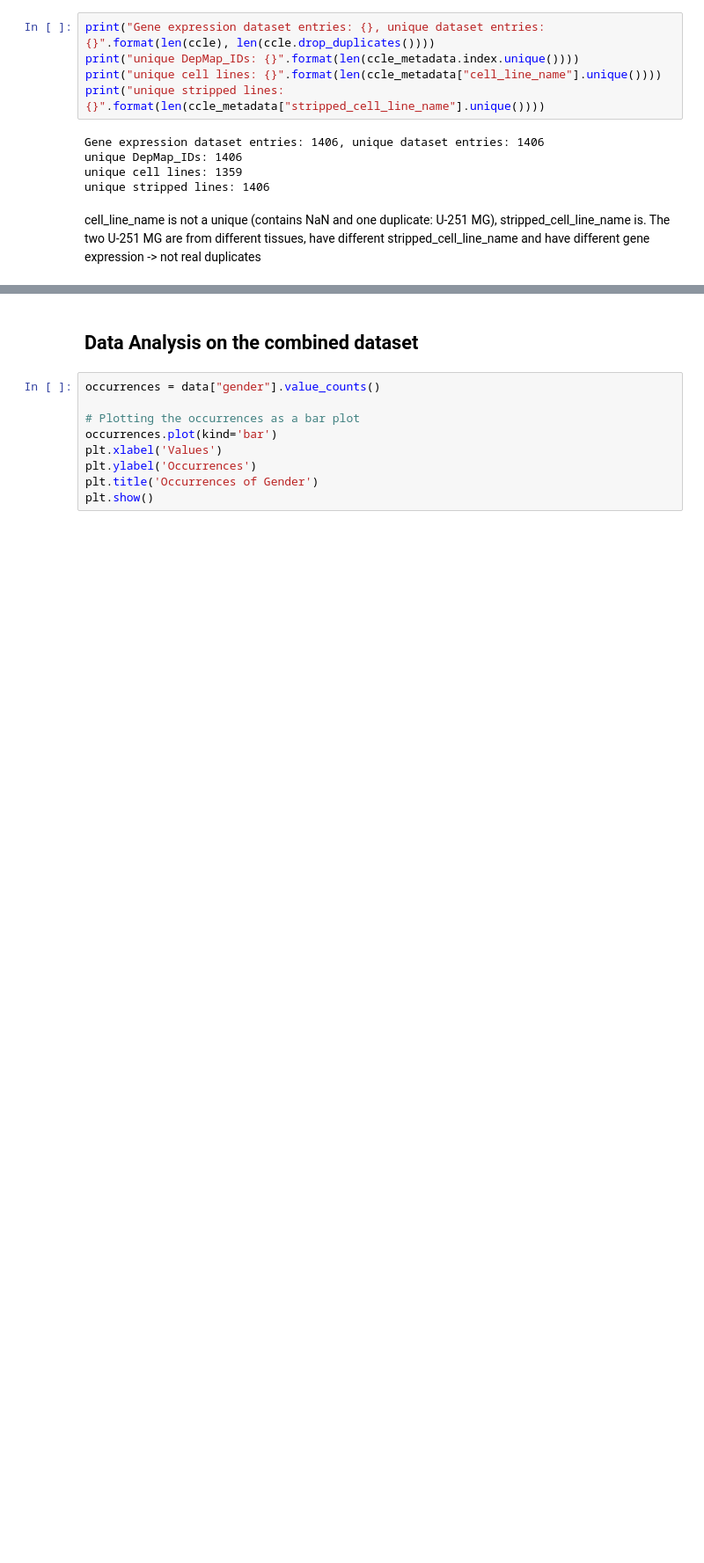
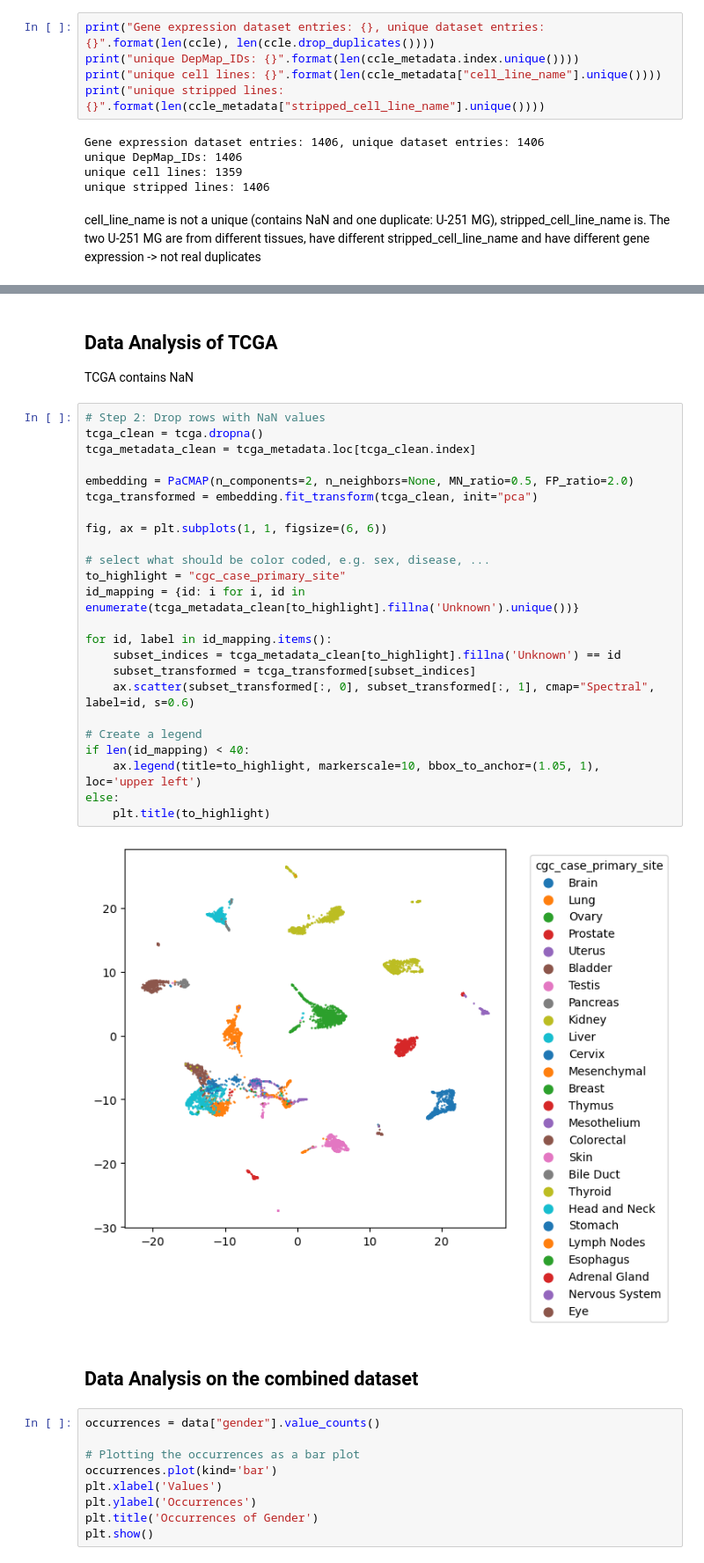
Before and after one commit to schrf/thesis, a Jupyter notebook: data_exploration.ipynb, the cells around one changed output, grey strips where cells are left out. Shown: that part at 88% size. Saved outputs shown, nothing was run; the diff lists cells and outputs as text; blank space fills up the shorter version.

```diff
--- a/data_exploration.ipynb
+++ b/data_exploration.ipynb
@@ -415,3 +347,32 @@ else:
+# %% [markdown]
+## Data Analysis of TCGA
+TCGA contains NaN
+# %%
+# Step 2: Drop rows with NaN values
+tcga_clean = tcga.dropna()
+tcga_metadata_clean = tcga_metadata.loc[tcga_clean.index]
+
+embedding = PaCMAP(n_components=2, n_neighbors=None, MN_ratio=0.5, FP_ratio=2.0)
+tcga_transformed = embedding.fit_transform(tcga_clean, init="pca")
+
+fig, ax = plt.subplots(1, 1, figsize=(6, 6))
+
+# select what should be color coded, e.g. sex, disease, ...
+to_highlight = "cgc_case_primary_site"
+id_mapping = {id: i for i, id in enumerate(tcga_metadata_clean[to_highlight].fillna('Unknown').unique())}
+
+for id, label in id_mapping.items():
+    subset_indices = tcga_metadata_clean[to_highlight].fillna('Unknown') == id
+    subset_transformed = tcga_transformed[subset_indices]
+    ax.scatter(subset_transformed[:, 0], subset_transformed[:, 1], cmap="Spectral", label=id, s=0.6)
+
+# Create a legend
+if len(id_mapping) < 40:
+    ax.legend(title=to_highlight, markerscale=10, bbox_to_anchor=(1.05, 1), loc='upper left')
+else:
+    plt.title(to_highlight)
+# %% [output]
+[figure, added]
 # %% [markdown]
 ## Data Analysis on the combined dataset
 # %%
```
Also changed, not shown: parts of 18 cells of this notebook, 1 other file.
